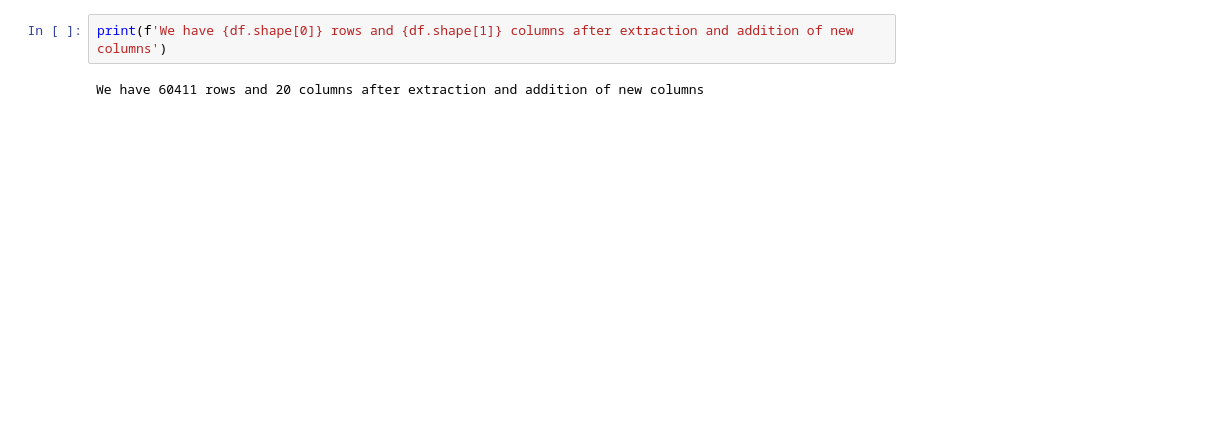
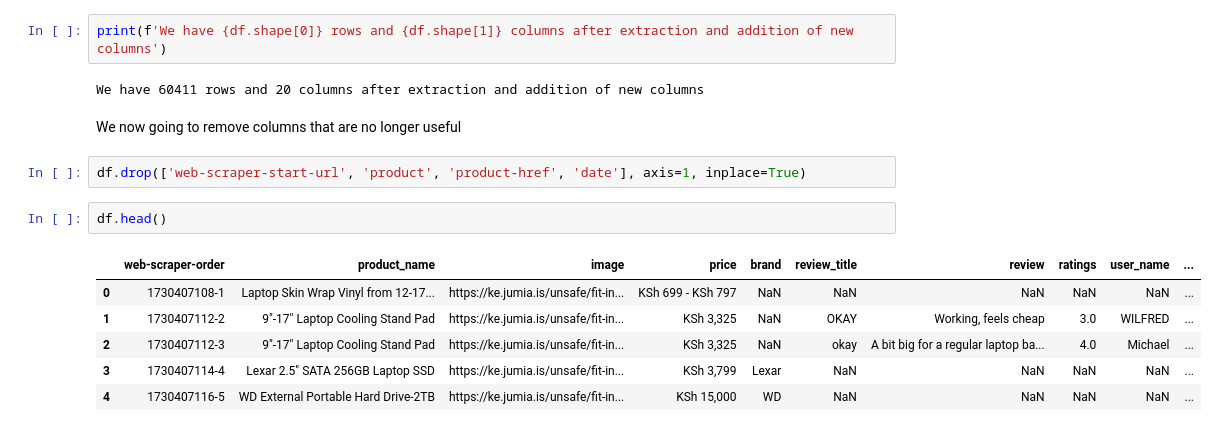
Before and after one commit to joakimTI/JUMIA-PRODUCTS-RECOMMENDATION-AND-PRODUCT-REVIEW-SYSTEM, a Jupyter notebook: index.ipynb, the cells around one changed output. Saved outputs shown, nothing was run; the diff lists cells and outputs as text; blank space fills up the shorter version.

```diff
--- a/index.ipynb
+++ b/index.ipynb
@@ -270,3 +270,16 @@ df.head()
 print(f'We have {df.shape[0]} rows and {df.shape[1]} columns after extraction and addition of new columns')
 # %% [output]
 We have 60411 rows and 20 columns after extraction and addition of new columns
+# %% [markdown]
+We now going to remove columns that are no longer useful
+# %%
+df.drop(['web-scraper-start-url', 'product', 'product-href', 'date'], axis=1, inplace=True)
+# %%
+df.head()
+# %% [output]
+|  | web-scraper-order | product_name | image | price | brand | review_title | review | ratings | user_name | ... |
+| 0 | 1730407108-1 | Laptop Skin Wrap Vinyl from 12-17... | https://ke.jumia.is/unsafe/fit-in... | KSh 699 - KSh 797 | NaN | NaN | NaN | NaN | NaN | ... |
+| 1 | 1730407112-2 | 9"-17" Laptop Cooling Stand Pad | https://ke.jumia.is/unsafe/fit-in... | KSh 3,325 | NaN | OKAY | Working, feels cheap | 3.0 | WILFRED | ... |
+| 2 | 1730407112-3 | 9"-17" Laptop Cooling Stand Pad | https://ke.jumia.is/unsafe/fit-in... | KSh 3,325 | NaN | okay | A bit big for a regular laptop ba... | 4.0 | Michael | ... |
+| 3 | 1730407114-4 | Lexar 2.5" SATA 256GB Laptop SSD | https://ke.jumia.is/unsafe/fit-in... | KSh 3,799 | Lexar | NaN | NaN | NaN | NaN | ... |
+| 4 | 1730407116-5 | WD External Portable Hard Drive-2TB | https://ke.jumia.is/unsafe/fit-in... | KSh 15,000 | WD | NaN | NaN | NaN | NaN | ... |
```
